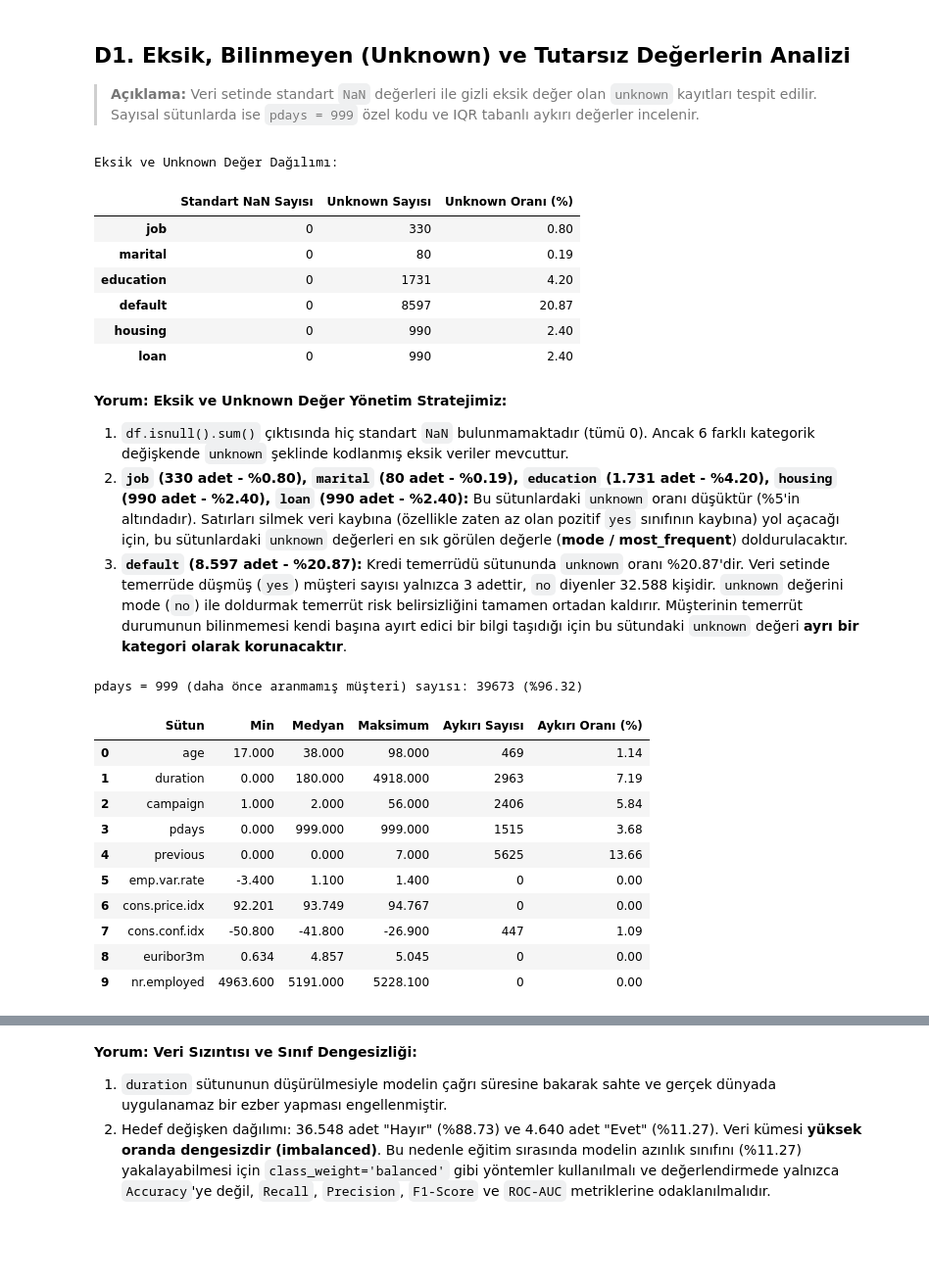
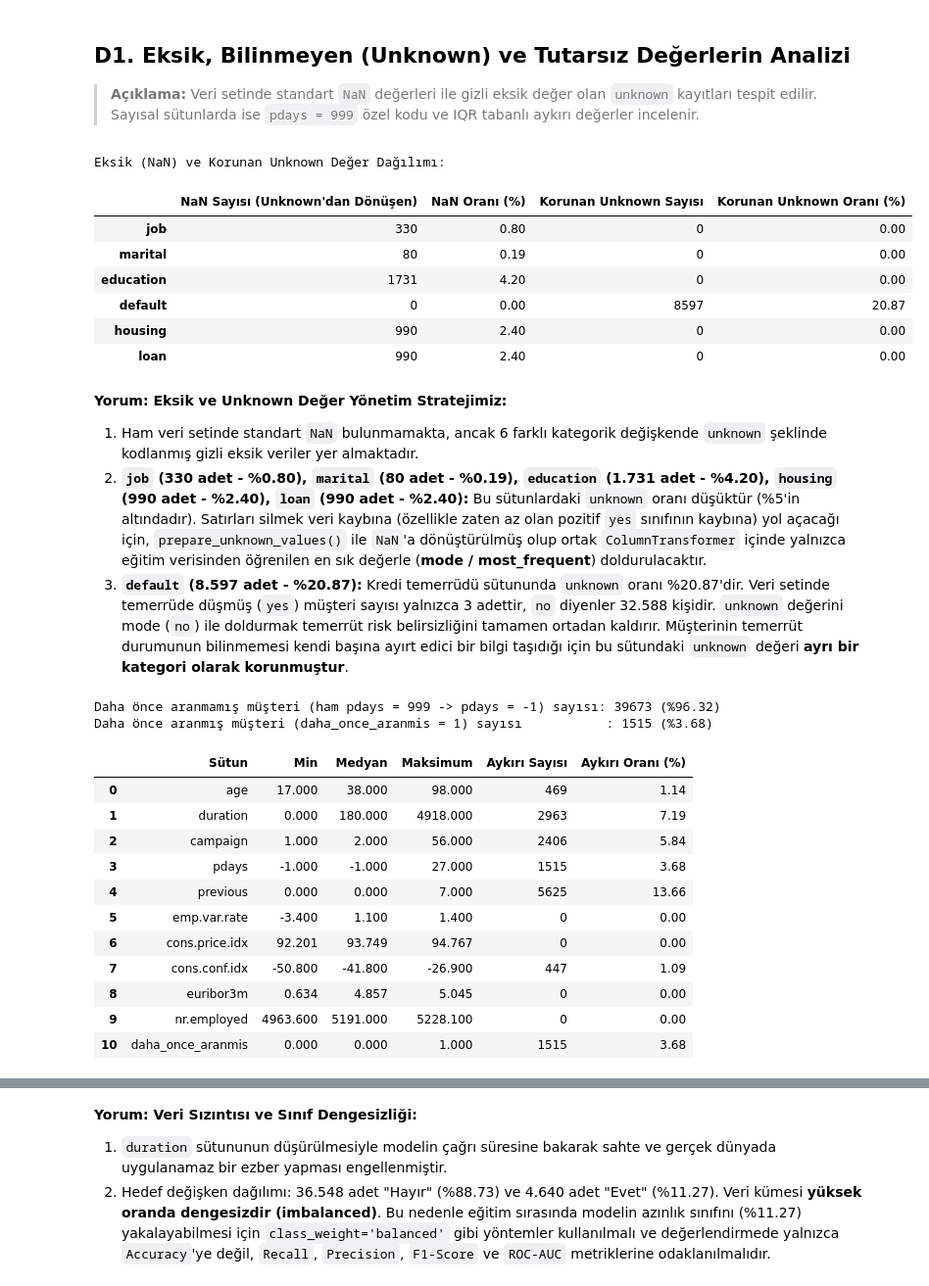
Before and after one commit to zeyneppbaran/ml-proje, a Jupyter notebook: notebooks/03_on_isleme.ipynb, the cells around one changed output, grey strips where cells are left out. Shown at 98% size. Drawn from its saved outputs; the diff is of its cells as text; code cells hidden in the pictures; blank space fills up the shorter version.

```diff
--- a/notebooks/03_on_isleme.ipynb
+++ b/notebooks/03_on_isleme.ipynb
@@ -37,12 +40,8 @@ Gerekli kütüphaneler başarıyla yüklendi!
 # %%
-# Veri setini yerel 'data' klasöründen güvenli şekilde okuyalım
-veri_yolu = Path("data") / "bank-additional-full.csv"
-if not veri_yolu.exists():
-    veri_yolu = Path("..") / "data" / "bank-additional-full.csv"
+# Veri setini ortak veri_yukle() fonksiyonu ile güvenli şekilde okuyalım
+df = veri_yukle()
 
-df = pd.read_csv(veri_yolu, sep=";")
-
-print("VERİ BOYUTU:")
+print("VERİ BOYUTU (veri_yukle sonrası):")
 print(f"Satır Sayısı: {df.shape[0]}, Sütun Sayısı: {df.shape[1]}")
 print("\nİlk 5 Satır:")
 display(df.head(5))
@@ -65,43 +67,48 @@ Bank Marketing veri seti 41.188 satır ve 21 sütundan oluşmaktadır. Veri seti
 ## D1. Eksik, Bilinmeyen (Unknown) ve Tutarsız Değerlerin Analizi
 > **Açıklama:** Veri setinde standart `NaN` değerleri ile gizli eksik değer olan `unknown` kayıtları tespit edilir. Sayısal sütunlarda ise `pdays = 999` özel kodu ve IQR tabanlı aykırı değerler incelenir.
 # %%
-# 1. Standart boş (NaN) değerlerin kontrolü
-standart_bos = df.isnull().sum()
+# 1. Düşük oranlı sütunlarda 'unknown' -> NaN dönüşümünün kontrolü
+nan_sayilari = df.isnull().sum()
 
-# 2. 'unknown' olarak kodlanmış gizli eksiklerin tespiti
+# 2. Ayrı kategori olarak korunan 'unknown' değerlerinin tespiti (default sütunu)
 unknown_sayilari = (df == "unknown").sum()
 
 eksik_tablosu = pd.DataFrame({
-    "Standart NaN Sayısı": standart_bos,
-    "Unknown Sayısı": unknown_sayilari,
-    "Unknown Oranı (%)": (unknown_sayilari / len(df) * 100).round(2)
+    "NaN Sayısı (Unknown'dan Dönüşen)": nan_sayilari,
+    "NaN Oranı (%)": (nan_sayilari / len(df) * 100).round(2),
+    "Korunan Unknown Sayısı": unknown_sayilari,
+    "Korunan Unknown Oranı (%)": (unknown_sayilari / len(df) * 100).round(2)
 })
 
-# Sadece eksiklik içeren sütunları filtreleyelim
-eksik_tablosu = eksik_tablosu[(eksik_tablosu["Standart NaN Sayısı"] > 0) | (eksik_tablosu["Unknown Sayısı"] > 0)]
-print("Eksik ve Unknown Değer Dağılımı:")
+# Sadece eksiklik veya unknown içeren sütunları filtreleyelim
+eksik_tablosu = eksik_tablosu[
+    (eksik_tablosu["NaN Sayısı (Unknown'dan Dönüşen)"] > 0)
+    | (eksik_tablosu["Korunan Unknown Sayısı"] > 0)
+]
+print("Eksik (NaN) ve Korunan Unknown Değer Dağılımı:")
 display(eksik_tablosu)
 # %% [output]
-Eksik ve Unknown Değer Dağılımı:
+Eksik (NaN) ve Korunan Unknown Değer Dağılımı:
-|  | Standart NaN Sayısı | Unknown Sayısı | Unknown Oranı (%) |
-| job | 0 | 330 | 0.80 |
-| marital | 0 | 80 | 0.19 |
-| education | 0 | 1731 | 4.20 |
-| default | 0 | 8597 | 20.87 |
-| housing | 0 | 990 | 2.40 |
-| loan | 0 | 990 | 2.40 |
+|  | NaN Sayısı (Unknown'dan Dönüşen) | NaN Oranı (%) | Korunan Unknown Sayısı | Korunan Unknown Oranı (%) |
+| job | 330 | 0.80 | 0 | 0.00 |
+| marital | 80 | 0.19 | 0 | 0.00 |
+| education | 1731 | 4.20 | 0 | 0.00 |
+| default | 0 | 0.00 | 8597 | 20.87 |
+| housing | 990 | 2.40 | 0 | 0.00 |
+| loan | 990 | 2.40 | 0 | 0.00 |
 # %% [markdown]
 **Yorum: Eksik ve Unknown Değer Yönetim Stratejimiz:**
-1. `df.isnull().sum()` çıktısında hiç standart `NaN` bulunmamaktadır (tümü 0). Ancak 6 farklı kategorik değişkende `unknown` şeklinde kodlanmış eksik veriler mevcuttur.
-2. **`job` (330 adet - %0.80), `marital` (80 adet - %0.19), `education` (1.731 adet - %4.20), `housing` (990 adet - %2.40), `loan` (990 adet - %2.40):** Bu sütunlardaki `unknown` oranı düşüktür (%5'in altındadır). Satırları silmek veri kaybına (özellikle zaten az olan pozitif `yes` sınıfının kaybına) yol açacağı için, bu sütunlardaki `unknown` değerleri en sık görülen değerle (**mode / most_frequent**) doldurulacaktır.
-3. **`default` (8.597 adet - %20.87):** Kredi temerrüdü sütununda `unknown` oranı %20.87'dir. Veri setinde temerrüde düşmüş (`yes`) müşteri sayısı yalnızca 3 adettir, `no` diyenler 32.588 kişidir. `unknown` değerini mode (`no`) ile doldurmak temerrüt risk belirsizliğini tamamen ortadan kaldırır. Müşterinin temerrüt durumunun bilinmemesi kendi başına ayırt edici bir bilgi taşıdığı için bu sütundaki `unknown` değeri **ayrı bir kategori olarak korunacaktır**.
+1. Ham veri setinde standart `NaN` bulunmamakta, ancak 6 farklı kategorik değişkende `unknown` şeklinde kodlanmış gizli eksik veriler yer almaktadır.
+2. **`job` (330 adet - %0.80), `marital` (80 adet - %0.19), `education` (1.731 adet - %4.20), `housing` (990 adet - %2.40), `loan` (990 adet - %2.40):** Bu sütunlardaki `unknown` oranı düşüktür (%5'in altındadır). Satırları silmek veri kaybına (özellikle zaten az olan pozitif `yes` sınıfının kaybına) yol açacağı için, `prepare_unknown_values()` ile `NaN`'a dönüştürülmüş olup ortak `ColumnTransformer` içinde yalnızca eğitim verisinden öğrenilen en sık değerle (**mode / most_frequent**) doldurulacaktır.
+3. **`default` (8.597 adet - %20.87):** Kredi temerrüdü sütununda `unknown` oranı %20.87'dir. Veri setinde temerrüde düşmüş (`yes`) müşteri sayısı yalnızca 3 adettir, `no` diyenler 32.588 kişidir. `unknown` değerini mode (`no`) ile doldurmak temerrüt risk belirsizliğini tamamen ortadan kaldırır. Müşterinin temerrüt durumunun bilinmemesi kendi başına ayırt edici bir bilgi taşıdığı için bu sütundaki `unknown` değeri **ayrı bir kategori olarak korunmuştur**.
 # %%
-# Sayısal sütunlarda aykırı değerleri IQR yöntemiyle inceleme ve pdays özel kodu kontrolü
-pdays_999_sayisi = (df["pdays"] == 999).sum()
-pdays_999_oran = (df["pdays"] == 999).mean() * 100
-print(f"pdays = 999 (daha önce aranmamış müşteri) sayısı: {pdays_999_sayisi} (%{pdays_999_oran:.2f})")
+# pdays özel kodu çözümlemesinin kontrolü ve sayısal sütunlarda IQR tabanlı aykırı değer incelemesi
+aranmamis_sayisi = int((df["daha_once_aranmis"] == 0).sum())
+aranmamis_oran = (df["daha_once_aranmis"] == 0).mean() * 100
+print(f"Daha önce aranmamış müşteri (ham pdays = 999 -> pdays = -1) sayısı: {aranmamis_sayisi} (%{aranmamis_oran:.2f})")
+print(f"Daha önce aranmış müşteri (daha_once_aranmis = 1) sayısı           : {len(df) - aranmamis_sayisi} (%{100 - aranmamis_oran:.2f})")
 
-sayisal_sutunlar = df.select_dtypes(include=["number"]).columns
+sayisal_sutunlar = [col for col in df.select_dtypes(include=["number"]).columns if col != "y"]
 aykiri_raporu = []
 
 for col in sayisal_sutunlar:
@@ -122,17 +129,19 @@ for col in sayisal_sutunlar:
 
 display(pd.DataFrame(aykiri_raporu))
 # %% [output]
-pdays = 999 (daha önce aranmamış müşteri) sayısı: 39673 (%96.32)
+Daha önce aranmamış müşteri (ham pdays = 999 -> pdays = -1) sayısı: 39673 (%96.32)
+Daha önce aranmış müşteri (daha_once_aranmis = 1) sayısı           : 1515 (%3.68)
 |  | Sütun | Min | Medyan | Maksimum | Aykırı Sayısı | Aykırı Oranı (%) |
 | 0 | age | 17.000 | 38.000 | 98.000 | 469 | 1.14 |
 | 1 | duration | 0.000 | 180.000 | 4918.000 | 2963 | 7.19 |
 | 2 | campaign | 1.000 | 2.000 | 56.000 | 2406 | 5.84 |
-| 3 | pdays | 0.000 | 999.000 | 999.000 | 1515 | 3.68 |
+| 3 | pdays | -1.000 | -1.000 | 27.000 | 1515 | 3.68 |
 | 4 | previous | 0.000 | 0.000 | 7.000 | 5625 | 13.66 |
 | 5 | emp.var.rate | -3.400 | 1.100 | 1.400 | 0 | 0.00 |
 | 6 | cons.price.idx | 92.201 | 93.749 | 94.767 | 0 | 0.00 |
 | 7 | cons.conf.idx | -50.800 | -41.800 | -26.900 | 447 | 1.09 |
 | 8 | euribor3m | 0.634 | 4.857 | 5.045 | 0 | 0.00 |
 | 9 | nr.employed | 4963.600 | 5191.000 | 5228.100 | 0 | 0.00 |
+| 10 | daha_once_aranmis | 0.000 | 0.000 | 1.000 | 1515 | 3.68 |
 # %% [markdown]
 **Yorum: Sayısal Sütunlar, pdays Özel Kodu ve Aykırı Değerler:**
```
Also changed, not shown: parts of 23 cells of this notebook, 3 other files.
